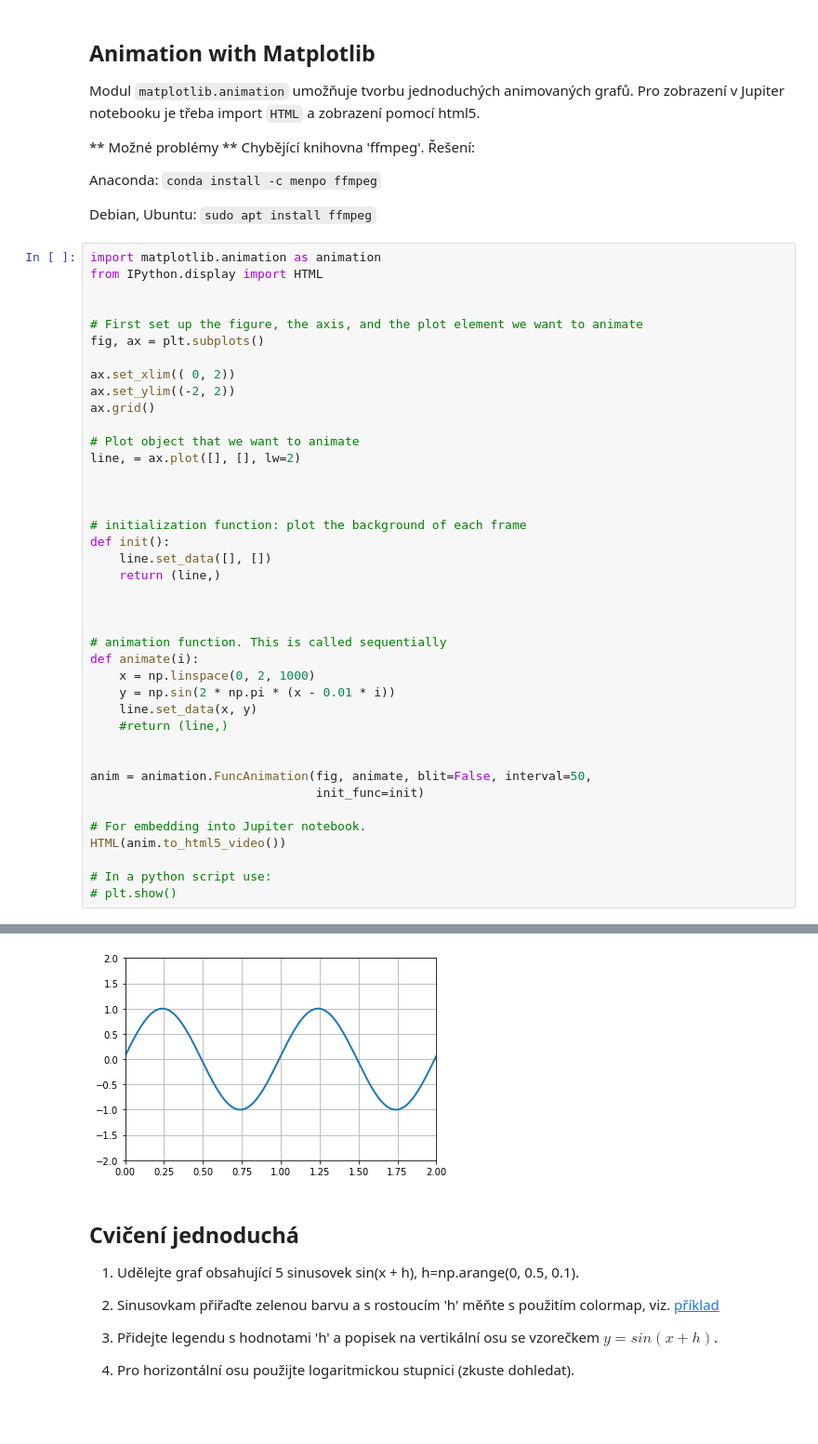
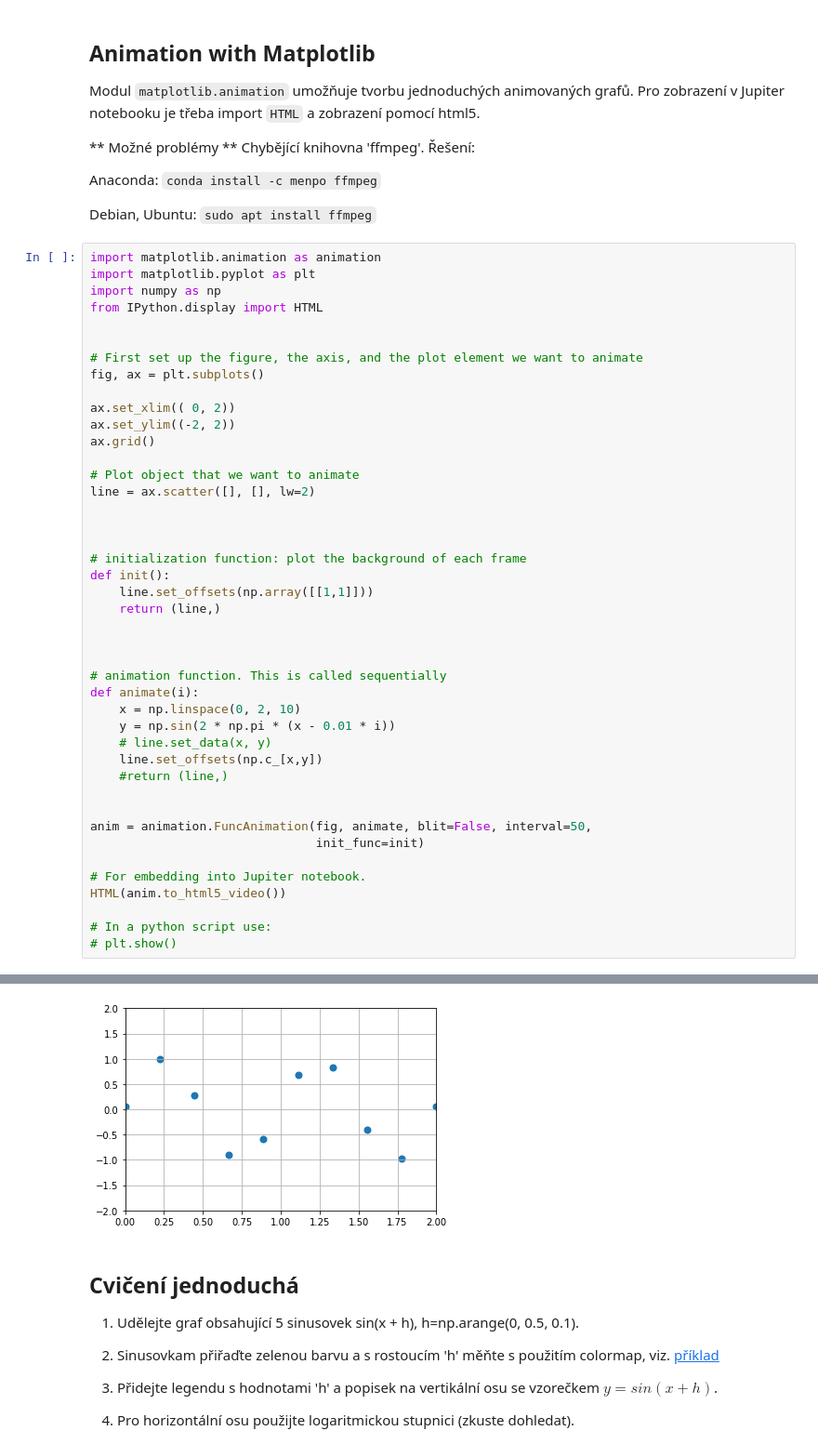
Before and after one commit to jbrezmorf/PAV_course, a Jupyter notebook: Section_1.3_plotting.ipynb, the cells around one changed output, grey strips where cells are left out. Shown at 93% size. Saved outputs shown, nothing was run; the diff lists cells and outputs as text; blank space fills up the shorter version.

```diff
--- a/Section_1.3_plotting.ipynb
+++ b/Section_1.3_plotting.ipynb
@@ -519,6 +519,8 @@ Anaconda: `conda install -c menpo ffmpeg`
 Debian, Ubuntu: `sudo apt install ffmpeg`
 # %%
 import matplotlib.animation as animation
+import matplotlib.pyplot as plt
+import numpy as np
 from IPython.display import HTML
 
 
@@ -528,38 +530,39 @@ fig, ax = plt.subplots()
 ax.set_xlim(( 0, 2))
 ax.set_ylim((-2, 2))
 ax.grid()
 
 # Plot object that we want to animate
-line, = ax.plot([], [], lw=2)
+line = ax.scatter([], [], lw=2)
 
 
 
 # initialization function: plot the background of each frame
 def init():
-    line.set_data([], [])
+    line.set_offsets(np.array([[1,1]]))
     return (line,)
 
 
 
 # animation function. This is called sequentially
 def animate(i):
-    x = np.linspace(0, 2, 1000)
+    x = np.linspace(0, 2, 10)
     y = np.sin(2 * np.pi * (x - 0.01 * i))
-    line.set_data(x, y)
+    # line.set_data(x, y)
+    line.set_offsets(np.c_[x,y])
     #return (line,)
 
 
 anim = animation.FuncAnimation(fig, animate, blit=False, interval=50,
                                init_func=init)
 
 # For embedding into Jupiter notebook.
 HTML(anim.to_html5_video())
 
 # In a python script use:
 # plt.show()
 # %% [output]
 [interactive output not drawn]
-[figure, old version]
+[figure, new version]
 # %% [markdown]
 ## Cvičení jednoduchá
 1. Udělejte graf obsahující 5 sinusovek sin(x + h), h=np.arange(0, 0.5, 0.1).
```
Also changed, not shown: 2 other files.
